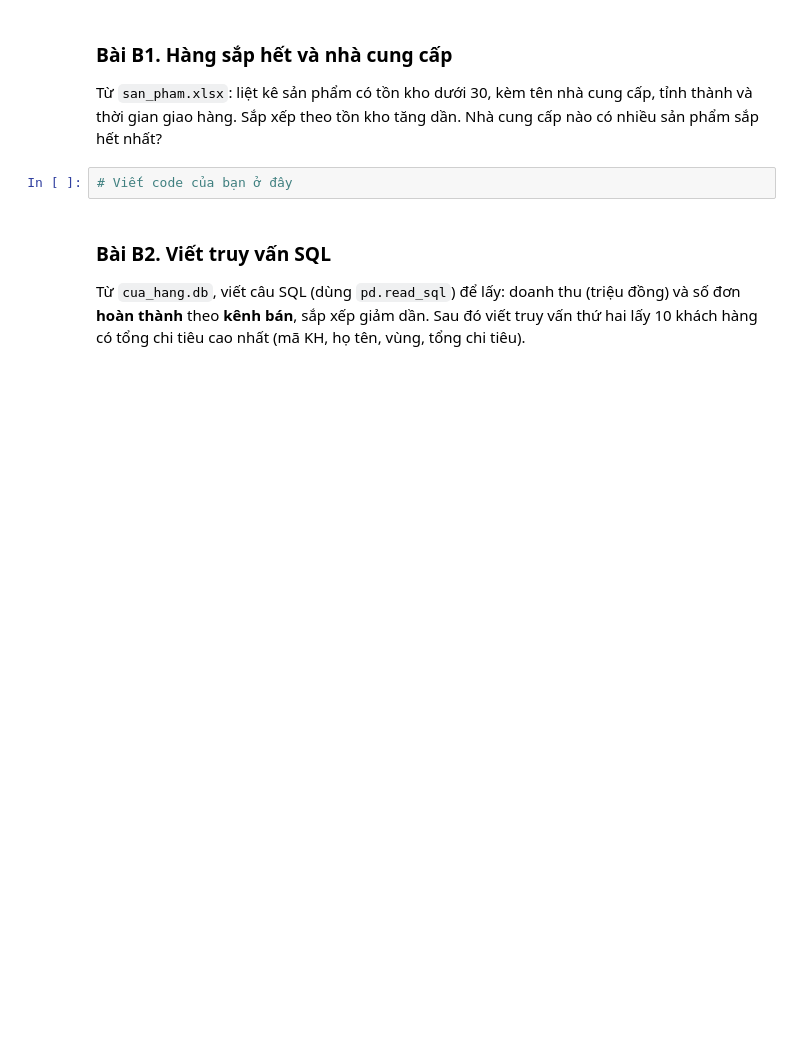
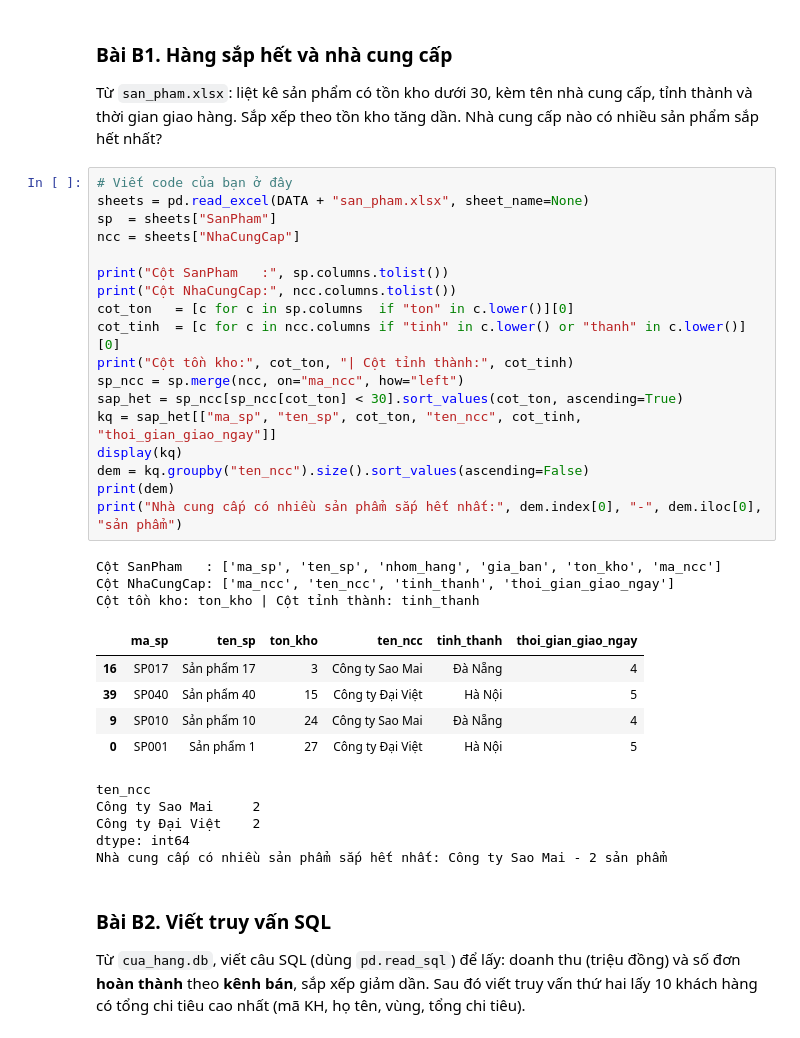
Before and after one commit to binhnhi240926/MacThiBinhNhi_26C1INF50909802, a Jupyter notebook: python_kinh_doanh/bai_tap/Buoi_04_BaiTap.ipynb, the cells around one changed output. Saved outputs shown, nothing was run; the diff lists cells and outputs as text; blank space fills up the shorter version.

```diff
--- a/python_kinh_doanh/bai_tap/Buoi_04_BaiTap.ipynb
+++ b/python_kinh_doanh/bai_tap/Buoi_04_BaiTap.ipynb
@@ -136,6 +226,36 @@ Từ `san_pham.xlsx`: liệt kê sản phẩm có tồn kho dưới 30, kèm tê
 Sắp xếp theo tồn kho tăng dần. Nhà cung cấp nào có nhiều sản phẩm sắp hết nhất?
 # %%
 # Viết code của bạn ở đây
+sheets = pd.read_excel(DATA + "san_pham.xlsx", sheet_name=None)
+sp  = sheets["SanPham"]
+ncc = sheets["NhaCungCap"]
+
+print("Cột SanPham   :", sp.columns.tolist())
+print("Cột NhaCungCap:", ncc.columns.tolist())
+cot_ton   = [c for c in sp.columns  if "ton" in c.lower()][0]
+cot_tinh  = [c for c in ncc.columns if "tinh" in c.lower() or "thanh" in c.lower()][0]
+print("Cột tồn kho:", cot_ton, "| Cột tỉnh thành:", cot_tinh)
+sp_ncc = sp.merge(ncc, on="ma_ncc", how="left")
+sap_het = sp_ncc[sp_ncc[cot_ton] < 30].sort_values(cot_ton, ascending=True)
+kq = sap_het[["ma_sp", "ten_sp", cot_ton, "ten_ncc", cot_tinh, "thoi_gian_giao_ngay"]]
+display(kq)
+dem = kq.groupby("ten_ncc").size().sort_values(ascending=False)
+print(dem)
+print("Nhà cung cấp có nhiều sản phẩm sắp hết nhất:", dem.index[0], "-", dem.iloc[0], "sản phẩm")
+# %% [output]
+Cột SanPham   : ['ma_sp', 'ten_sp', 'nhom_hang', 'gia_ban', 'ton_kho', 'ma_ncc']
+Cột NhaCungCap: ['ma_ncc', 'ten_ncc', 'tinh_thanh', 'thoi_gian_giao_ngay']
+Cột tồn kho: ton_kho | Cột tỉnh thành: tinh_thanh
+|  | ma_sp | ten_sp | ton_kho | ten_ncc | tinh_thanh | thoi_gian_giao_ngay |
+| 16 | SP017 | Sản phẩm 17 | 3 | Công ty Sao Mai | Đà Nẵng | 4 |
+| 39 | SP040 | Sản phẩm 40 | 15 | Công ty Đại Việt | Hà Nội | 5 |
+| 9 | SP010 | Sản phẩm 10 | 24 | Công ty Sao Mai | Đà Nẵng | 4 |
+| 0 | SP001 | Sản phẩm 1 | 27 | Công ty Đại Việt | Hà Nội | 5 |
+ten_ncc
+Công ty Sao Mai     2
+Công ty Đại Việt    2
+dtype: int64
+Nhà cung cấp có nhiều sản phẩm sắp hết nhất: Công ty Sao Mai - 2 sản phẩm
 # %% [markdown]
 ### Bài B2. Viết truy vấn SQL
 
```
Also changed, not shown: parts of 18 cells of this notebook, 3 other files.
